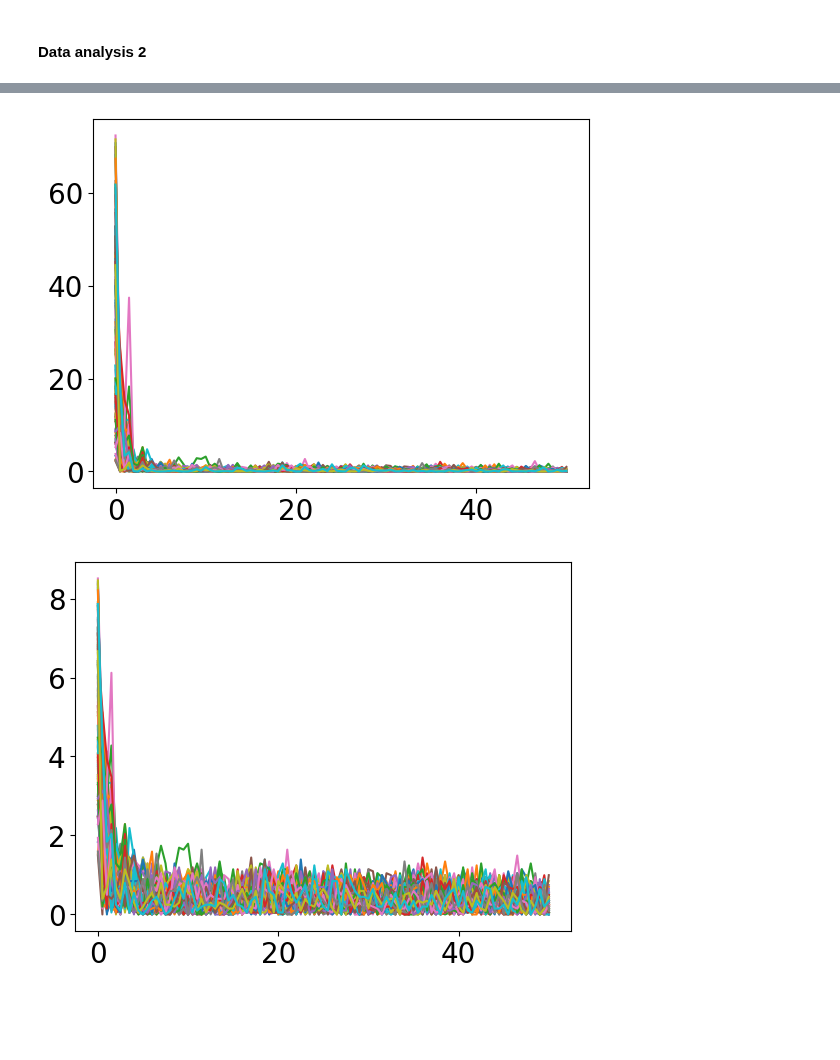
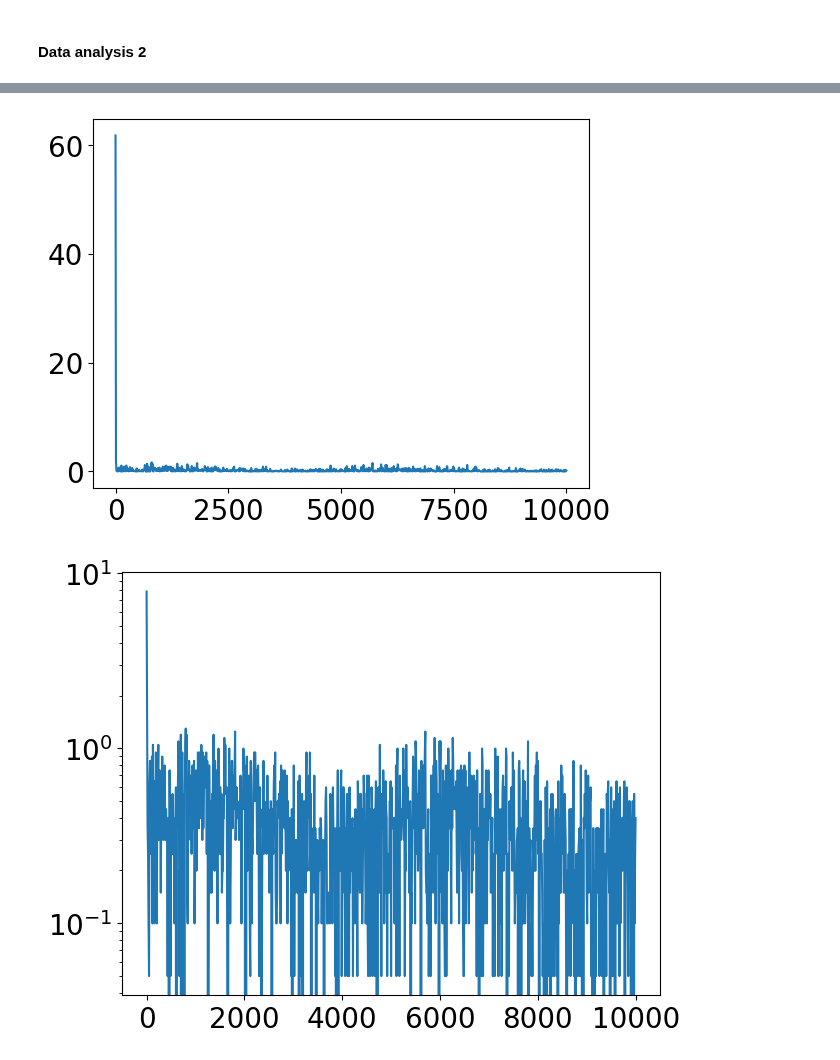
Before and after one commit to Priesemann-Group/neuro_op, a Jupyter notebook: notebooks/Testing_grid.ipynb, the cells around one changed output, grey strips where cells are left out. Saved outputs shown, nothing was run; the diff lists cells and outputs as text; code cells hidden in the pictures; blank space fills up the shorter version.

```diff
--- a/notebooks/Testing_grid.ipynb
+++ b/notebooks/Testing_grid.ipynb
@@ -20,10 +20,10 @@ import numpy as np
 import scipy.stats as st
 # %%
 # Reference input for 'run_model' function. For description of contents, see 'run_model' function docstring.
+N_grid = int(1e5 + 1)
 input = dict(
-    # G=nop.build_random_network(N_nodes=100, N_neighbours=5),
-    G=nop.build_random_network(N_nodes=2, N_neighbours=0),
-    # networkx graph object
+    # G=nop.build_random_network(N_nodes=100, N_neighbours=5),  # networkx graph object
+    G=nx.empty_graph(1).to_directed(),
     llf_nodes=st.norm,  # Likelihood function (llf) of nodes, Gaussian by default
     llf_world=st.norm,  # Likelihood function (llf) of to-be-approximated world state, Gaussian by default
     params_node=dict(  # Likelihood function (llf) parameters of nodes, Gaussian by default
@@ -37,9 +37,10 @@ input = dict(
     beliefs=np.linspace(  # beliefs considered by each node
         start=-5,  # min. considered belief value
         stop=5,  # max. considered belief value
-        num=201,  # number of considered belief values
+        num=N_grid,  # number of considered belief values
     ),
-    log_priors=st.norm.logpdf(loc=0, scale=10, x=np.linspace(-5, 5, 201)),
+    log_priors=st.norm.logpdf(loc=0, scale=10, x=np.linspace(-5, 5, N_grid)),
+    sd_prior=1,
     # log_priors=np.zeros(201),  # Prior log-probabilities of nodes
     # Dynamics parameters (rates, simulation times)...
     h=1,
@@ -47,7 +48,7 @@ input = dict(
     t0=0,
     t_max=1e4,
     # Sampling parameters...
-    t_sample=0.5,
+    t_sample=10,
     sample_bins=201,
     sample_range=(-5, 5),
     p_distance_params=[(1, 1), (2, 1)],
@@ -168,9 +168,11 @@ ax.loglog()
 for i in N_iter:
     plt.plot(input["t_sample"] * np.arange(0, quad_dis.shape[0]), quad_dis[:, 0, i])
 # %% [output]
-[figure, old version]
+[figure, new version]
 # %%
+fig, ax = plt.subplots(1, 1, constrained_layout=True)
 for i in N_iter:
-    plt.plot(input["t_sample"] * np.arange(0, lin_dis.shape[0]), lin_dis[:, 0, i])
+    ax.plot(input["t_sample"] * np.arange(0, lin_dis.shape[0]), lin_dis[:, 0, i])
+    ax.set_yscale("log")
 # %% [output]
-[figure, old version]
+[figure, new version]
```
Also changed, not shown: parts of 5 cells of this notebook, 4 other files.
